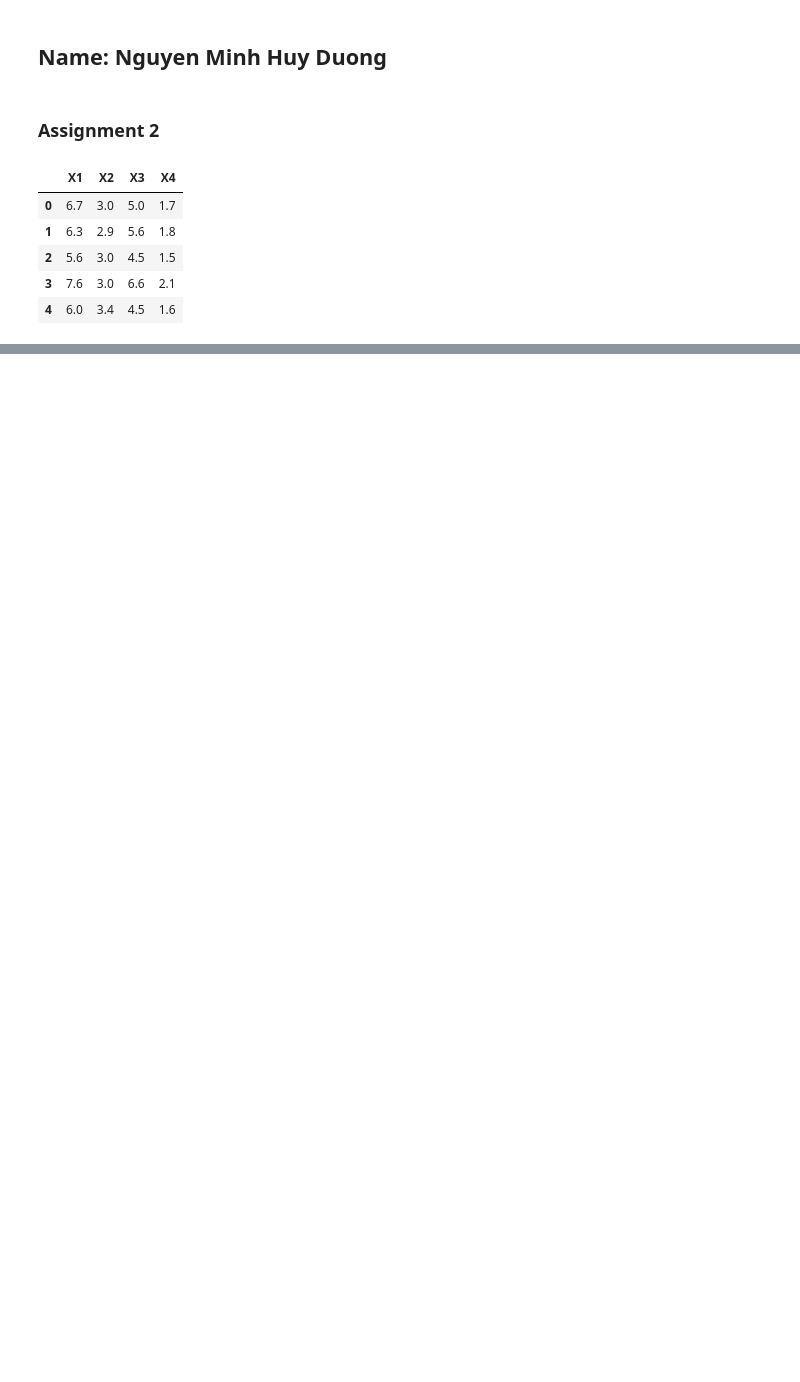
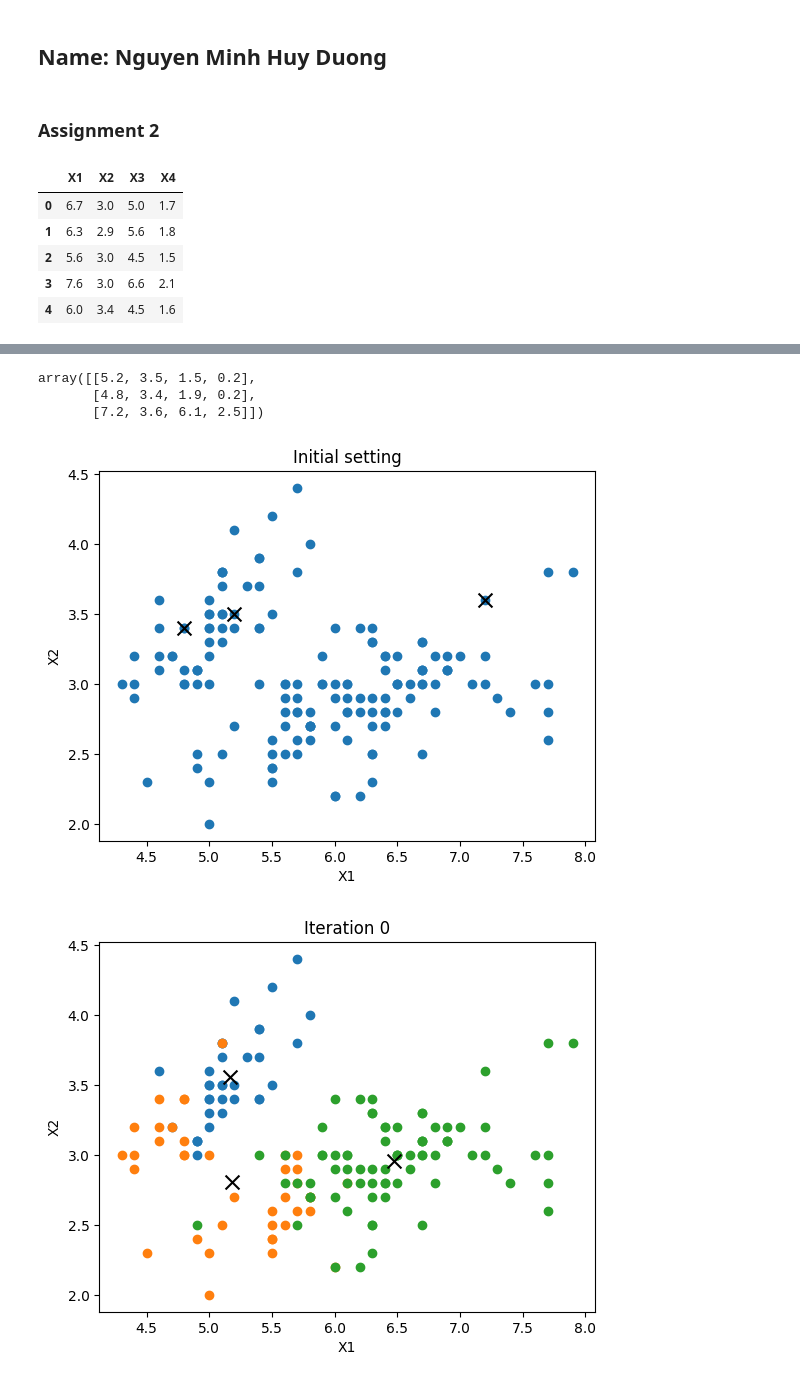
Before and after one commit to Huy1996/CMPE-255, a Jupyter notebook: Assignment 2/assignment2.ipynb, the cells around one changed output, grey strips where cells are left out. Cells and saved outputs as stored; diff of their text form; code cells hidden in the pictures; blank space fills up the shorter version.

```diff
--- a/Assignment 2/assignment2.ipynb
+++ b/Assignment 2/assignment2.ipynb
@@ -20,0 +30,55 @@ dataset.head()
+# %%
+# Step 2 Select k random points from the data as centroids
+centroids = X[np.random.choice(X.shape[0], K, replace=False)]
+centroids
+# %% [output]
+array([[5.2, 3.5, 1.5, 0.2],
+       [4.8, 3.4, 1.9, 0.2],
+       [7.2, 3.6, 6.1, 2.5]])
+# %%
+def distance(X, centroids):
+    return np.sqrt(((X[:, np.newaxis] - centroids) ** 2).sum(axis=2))
+# %%
+def plot(X, centroids, clusters, title):
+    plt.figure()
+    for k in range(len(centroids)):
+        plt.scatter(X[clusters == k, 0], X[clusters == k, 1], label=f'Cluster {k}')
+        plt.scatter(centroids[k, 0], centroids[k, 1], s=100, c='black', marker='x', label=f'Centroid {k}')
+    plt.title(title)
+    plt.xlabel('X1')
+    plt.ylabel('X2')
+    # plt.legend()
+    plt.show()
+# %%
+# Initialize cluster
+clusters = np.zeros(len(X), dtype="int32")
+plot(X, centroids, clusters, "Initial setting")
+
+# Step 6: Repeat steps 3, 4, and 5
+for i in range(5):
+    # Step 3: Calculate distance all the points from the centroids
+    distances = distance(X, centroids)
+
+    # Step 4: Assign all the points to the closet cluster centroid
+    clusters = np.argmin(distances, axis=1)
+
+    # Step 5: Recompute the centroids of newly formed clusters
+    new_centroids = np.array([X[clusters==k].mean(axis=0) for k in range(K)])
+
+    plot(X, new_centroids, clusters, f'Iteration {i}')
+
+    # plt.figure()
+    # for k in range(K):
+    #     plt.scatter(X[clusters == k, 0], X[clusters == k, 1], label=f'Cluster {k}')
+    #     plt.scatter(new_centroids[k, 0], new_centroids[k, 1], s=300, c='black', marker='x', label=f'Centroid {k}')
+
+    # plt.title(f'Iteration {i}')
+    # plt.xlabel('X1')
+    # plt.ylabel('X2')
+    # # plt.legend()
+    # plt.show()
+
+    centroids = new_centroids
+# %% [output]
+[figure, added]
+[figure, added]
```
Also changed, not shown: parts of 12 cells of this notebook.
